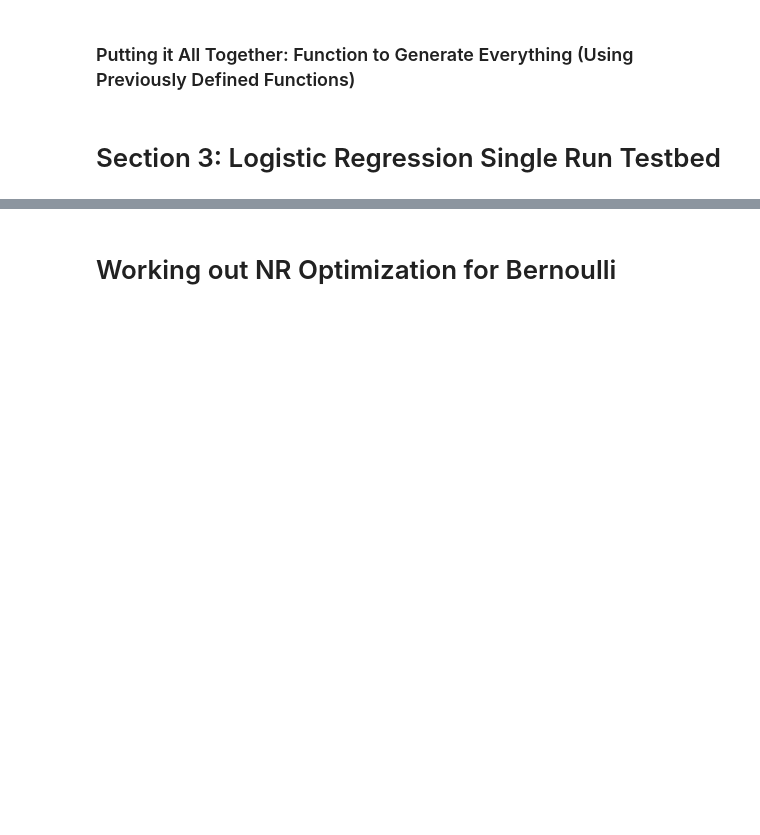
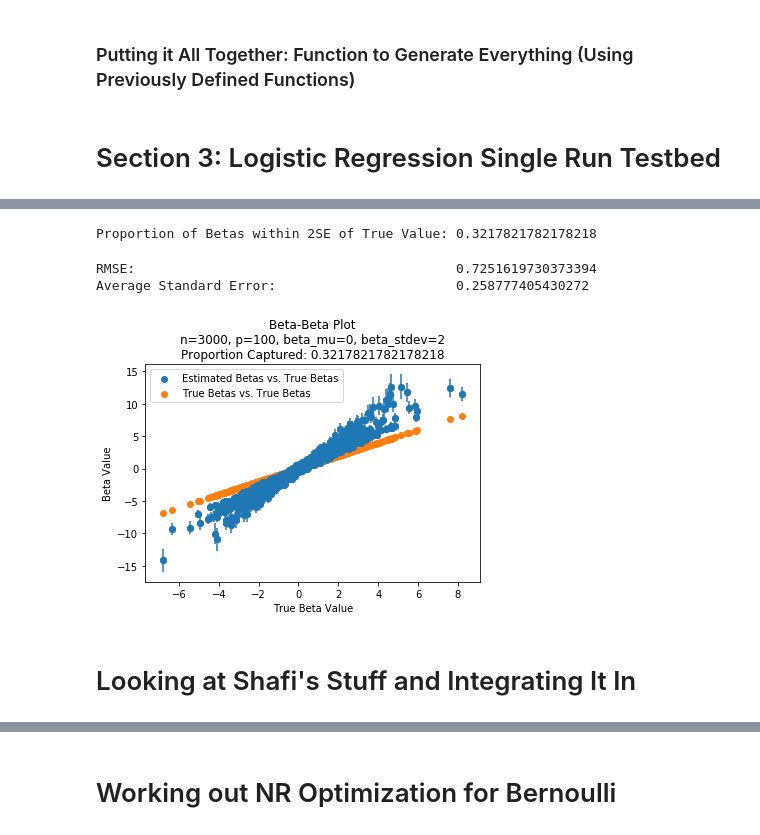
Before and after one commit to laurenleesc/Class_Project_Categorical, a Jupyter notebook: generateData - JWB.ipynb, the cells around one changed output, grey strips where cells are left out. Cells and saved outputs as stored; diff of their text form; code cells hidden in the pictures; blank space fills up the shorter version.

Commit message:
Better documentation and integrating code

```diff
--- a/generateData - JWB.ipynb
+++ b/generateData - JWB.ipynb
@@ -269,0 +291,28 @@ result = model.fit()
+# %%
+est_betas_ub = EstBetas + 2*SE
+est_betas_lb = EstBetas - 2*SE
+captured = np.where((TrueBetas<=est_betas_ub)&(TrueBetas>=est_betas_lb),1,0)
+print("Proportion of Betas within 2SE of True Value: "+str(sum(captured)/len(captured)))
+print("")
+diff = (result.params - np.squeeze(b))
+# %% [output]
+Proportion of Betas within 2SE of True Value: 0.3217821782178218
+# %%
+print("RMSE:                                         "+str(np.sqrt(np.mean(diff*diff))))
+print("Average Standard Error:                       "+str(np.mean(result.bse)))
+plt.scatter(TrueBetas, EstBetas, label="Estimated Betas vs. True Betas")
+plt.errorbar(TrueBetas, EstBetas, yerr=SE, fmt='o')
+plt.scatter(TrueBetas, TrueBetas, label="True Betas vs. True Betas")
+#plt.ylim(-7.03,7.03)
+#plt.xlim(-7.03,7.03)
+plt.xlabel('True Beta Value')
+plt.ylabel('Beta Value')
+plt.title('Beta-Beta Plot\nn='+str(n)+', p='+str(p)+', beta_mu='+str(mu)+', beta_stdev='+str(stdev)+'\nProportion Captured: '+str(sum(captured)/len(captured)))
+plt.legend()
+plt.show()
+# %% [output]
+RMSE:                                         0.7251619730373394
+Average Standard Error:                       0.258777405430272
+[figure, added]
+# %% [markdown]
+# Looking at Shafi's Stuff and Integrating It In
```
Also changed, not shown: parts of 17 cells of this notebook.
